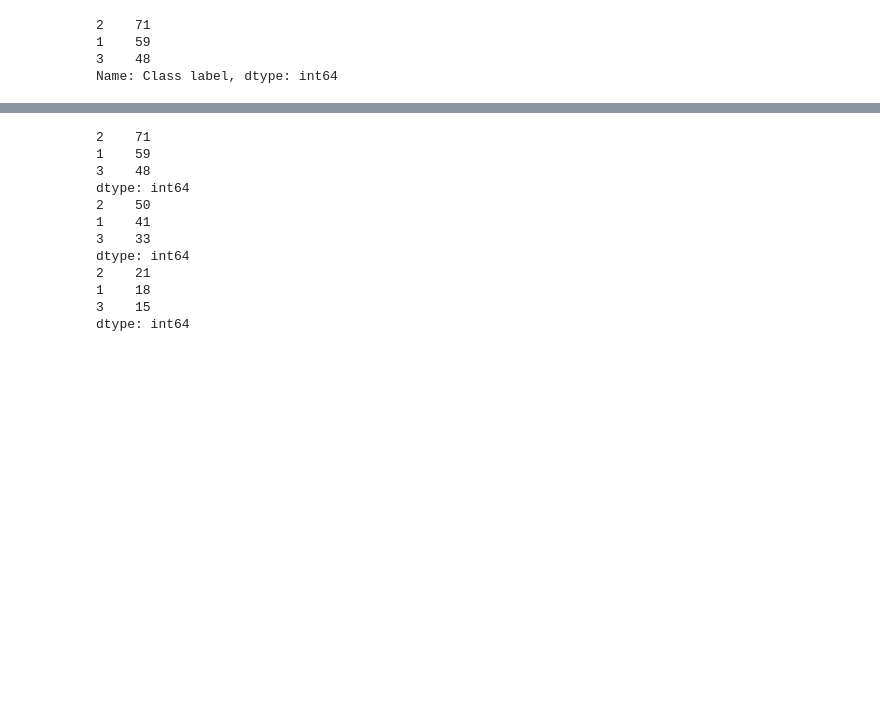
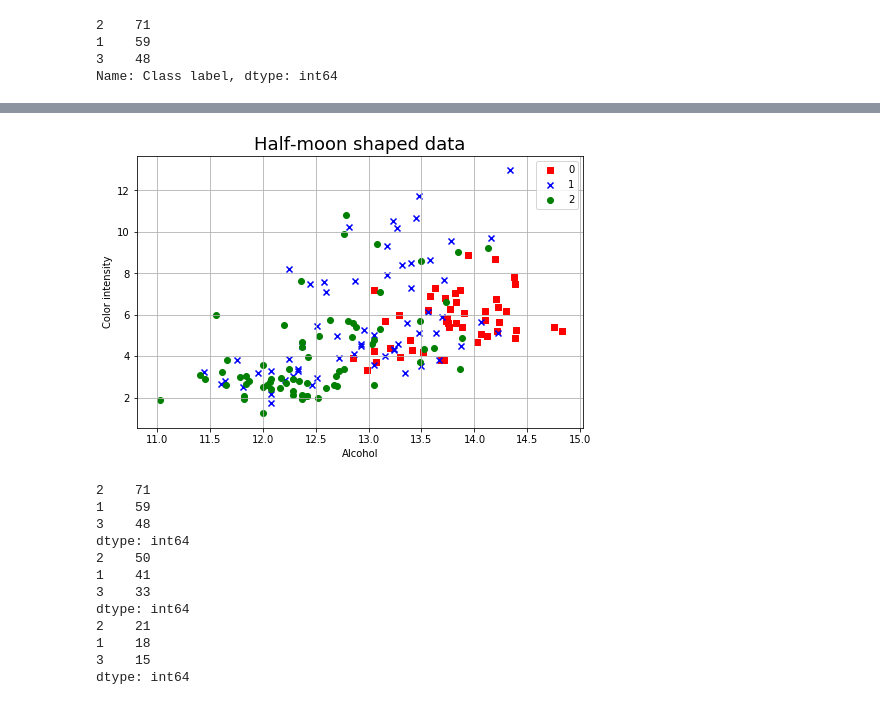
Before and after one commit to GurkiratSarna/Information-Retrieval, a Jupyter notebook: Copy_of_Lab_3.ipynb, the cells around one changed output, grey strips where cells are left out. Saved outputs shown, nothing was run; the diff lists cells and outputs as text; code cells hidden in the pictures; blank space fills up the shorter version.

```diff
--- a/Copy_of_Lab_3.ipynb
+++ b/Copy_of_Lab_3.ipynb
@@ -364,3 +413,20 @@ Index(['Class label'], dtype='object')
+# %%
+# Task 4
+# Use cluster model labels two group them in predicted classes
+plt.figure(figsize=(8,5))
+plt.title("Half-moon shaped data", fontsize=18)
+plt.grid(True)
+for l, c, m in zip(np.unique(km.labels_), colors, markers):
+    plt.scatter(x.ix[km.labels_[:] == l, 0],
+                x.ix[km.labels_[:] == l, 9],
+                c=c, label=l, marker=m)
+plt.xlabel('Alcohol')
+plt.ylabel('Color intensity')
+plt.legend()
+plt.savefig('PCA_WINE_LBL.png', dpi=300)
+plt.show()
+# %% [output]
+[figure, added]
 # %%
 # Now we have splitted the data into 70:30 training and test subsets, respectively.
 
```
Also changed, not shown: parts of 10 cells of this notebook.
